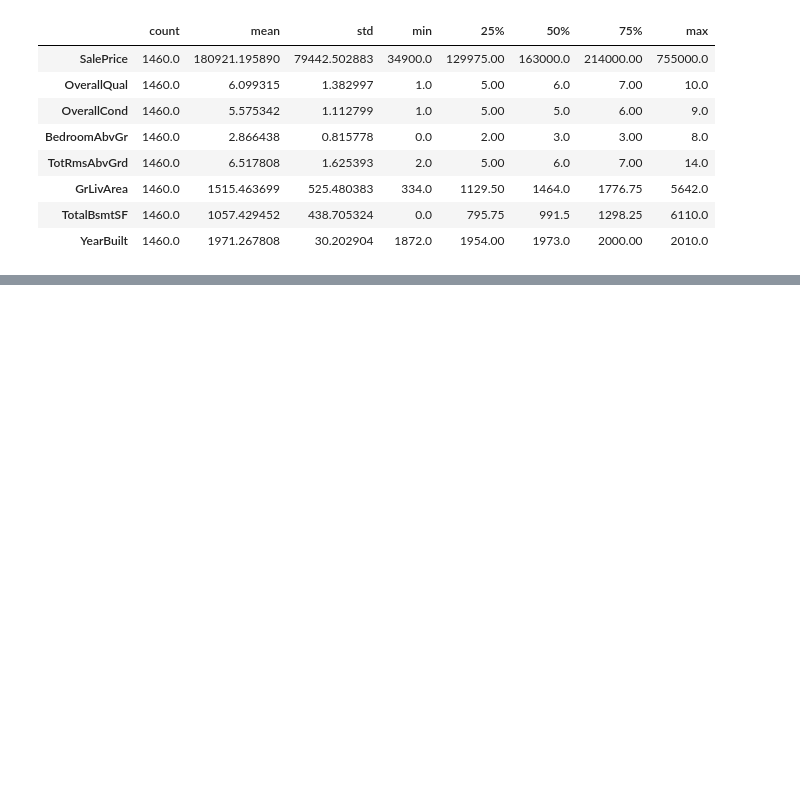
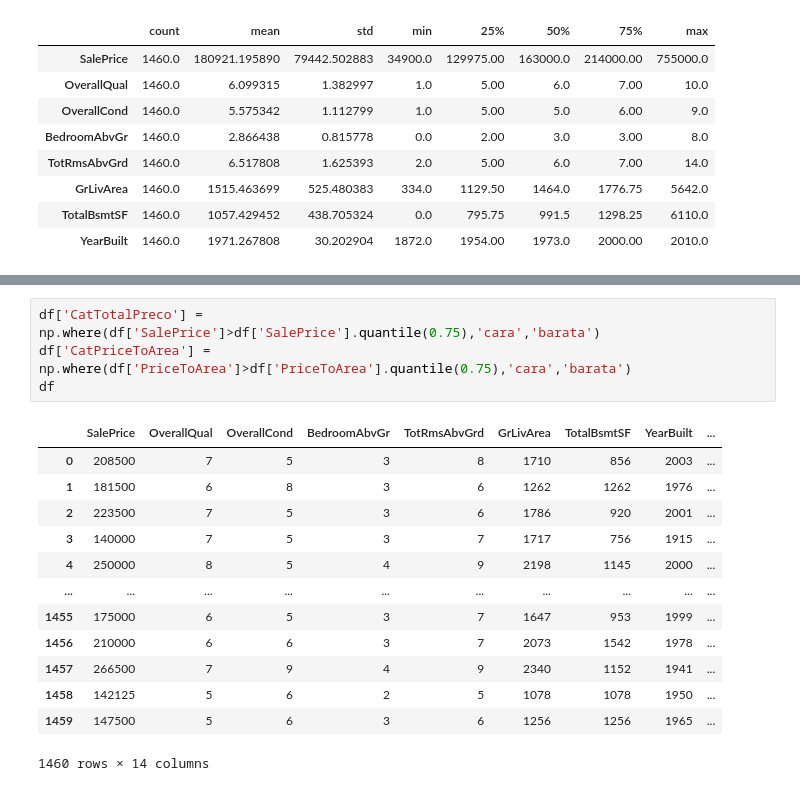
Before and after one commit to kennedylsodre/stats_EBA, a Jupyter notebook: src/Aula01 - Estatistica Descritiva/Aula01.ipynb, the cells around one changed output, grey strips where cells are left out. Saved outputs shown, nothing was run; the diff lists cells and outputs as text; blank space fills up the shorter version.

```diff
--- a/src/Aula01 - Estatistica Descritiva/Aula01.ipynb
+++ b/src/Aula01 - Estatistica Descritiva/Aula01.ipynb
@@ -142,0 +168,18 @@ for column in df.columns:
+# %%
+df['CatTotalPreco'] = np.where(df['SalePrice']>df['SalePrice'].quantile(0.75),'cara','barata')
+df['CatPriceToArea'] = np.where(df['PriceToArea']>df['PriceToArea'].quantile(0.75),'cara','barata')
+df
+# %% [output]
+|  | SalePrice | OverallQual | OverallCond | BedroomAbvGr | TotRmsAbvGrd | GrLivArea | TotalBsmtSF | YearBuilt | ... |
+| 0 | 208500 | 7 | 5 | 3 | 8 | 1710 | 856 | 2003 | ... |
+| 1 | 181500 | 6 | 8 | 3 | 6 | 1262 | 1262 | 1976 | ... |
+| 2 | 223500 | 7 | 5 | 3 | 6 | 1786 | 920 | 2001 | ... |
+| 3 | 140000 | 7 | 5 | 3 | 7 | 1717 | 756 | 1915 | ... |
+| 4 | 250000 | 8 | 5 | 4 | 9 | 2198 | 1145 | 2000 | ... |
+| ... | ... | ... | ... | ... | ... | ... | ... | ... | ... |
+| 1455 | 175000 | 6 | 5 | 3 | 7 | 1647 | 953 | 1999 | ... |
+| 1456 | 210000 | 6 | 6 | 3 | 7 | 2073 | 1542 | 1978 | ... |
+| 1457 | 266500 | 7 | 9 | 4 | 9 | 2340 | 1152 | 1941 | ... |
+| 1458 | 142125 | 5 | 6 | 2 | 5 | 1078 | 1078 | 1950 | ... |
+| 1459 | 147500 | 5 | 6 | 3 | 6 | 1256 | 1256 | 1965 | ... |
+1460 rows × 14 columns
```
Also changed, not shown: parts of 6 cells of this notebook.
